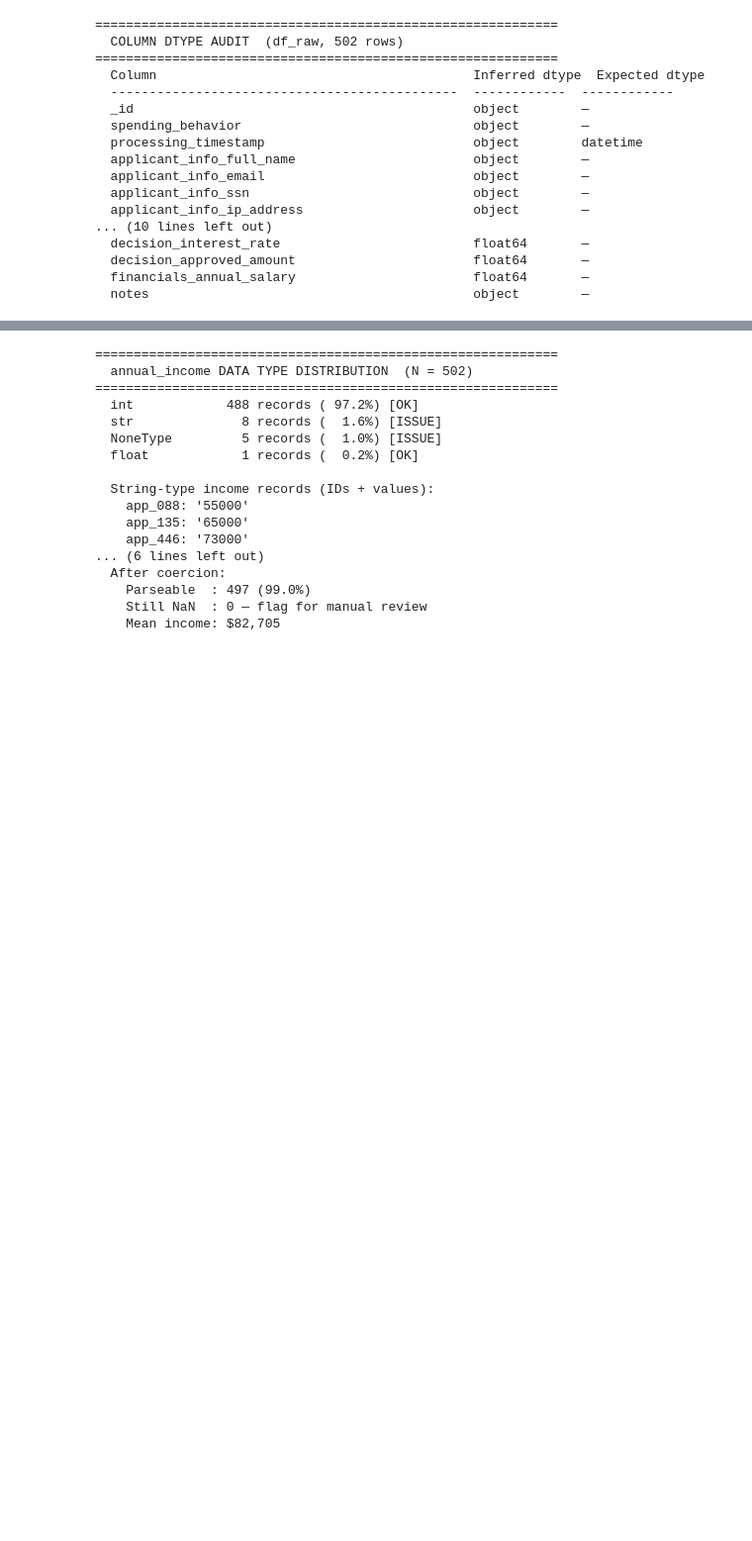
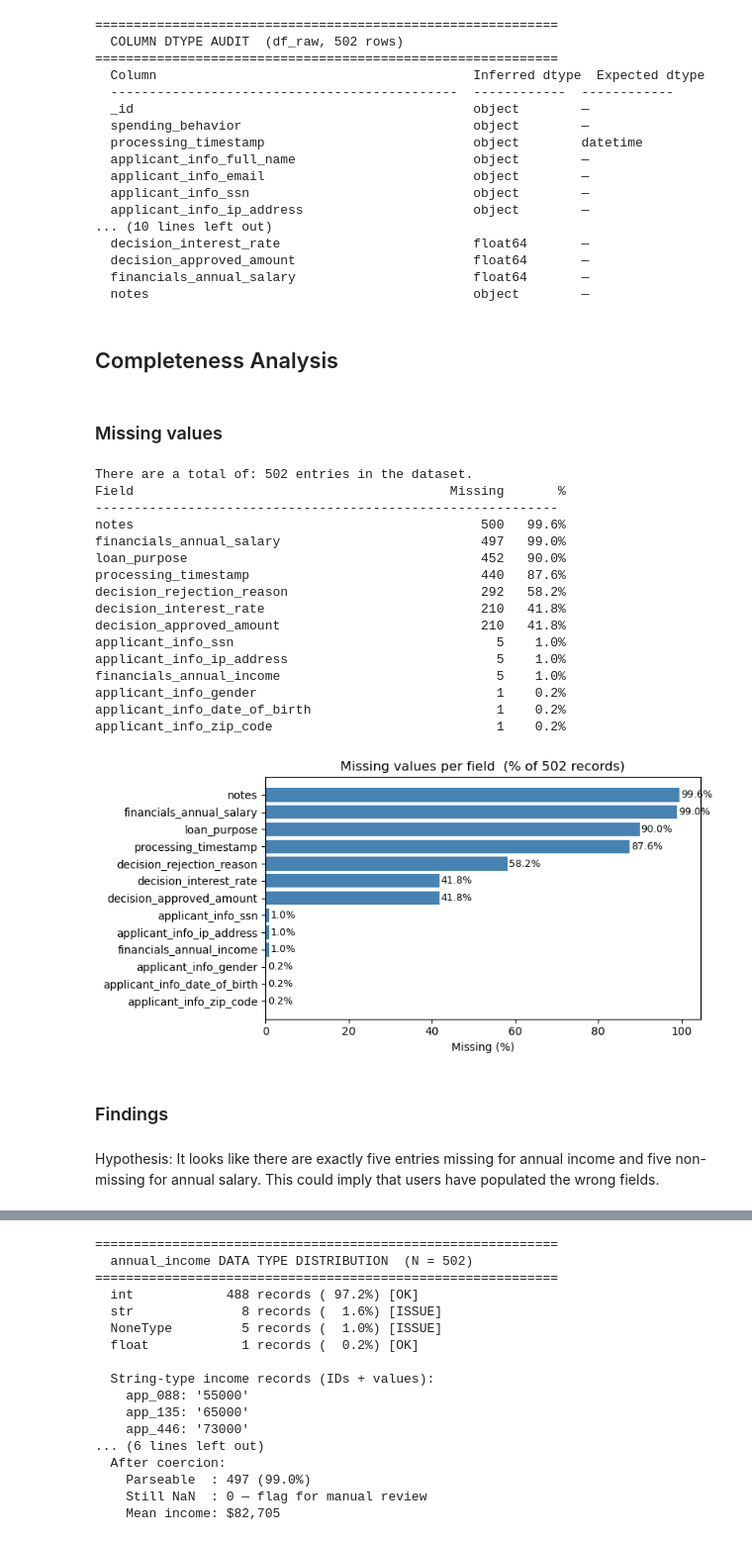
Before and after one commit to henrikpkr/dego-project-team4, a Jupyter notebook: notebooks/01-data-quality.ipynb, the cells around one changed output, grey strips where cells are left out. Shown at 99% size. Drawn from its saved outputs; the diff is of its cells as text; code cells hidden in the pictures; blank space fills up the shorter version.

```diff
--- a/notebooks/01-data-quality.ipynb
+++ b/notebooks/01-data-quality.ipynb
@@ -194,3 +229,56 @@ for col in df_raw.columns:
   decision_approved_amount                       float64       —
   financials_annual_salary                       float64       —
   notes                                          object        —
+# %% [markdown]
+## Completeness Analysis
+# %% [markdown]
+### Missing values
+# %%
+
+# ── Missing value check ───────────────────────────────────────────────────────
+missing = df_raw.isnull().sum()
+missing_pct = (missing / len(df_raw) * 100).round(1)
+total_entries = len(df_raw)
+
+missing_df = (
+    pd.DataFrame({"missing_count": missing, "missing_pct": missing_pct})
+    .query("missing_count > 0")
+    .sort_values("missing_pct", ascending=False)
+)
+print(f"There are a total of: {total_entries} entries in the dataset.")
+print(f"{'Field':<45} {'Missing':>7}  {'%':>6}")
+print("-" * 60)
+for col, row in missing_df.iterrows():
+    print(f"{col:<45} {int(row['missing_count']):>7}  {row['missing_pct']:>5.1f}%")
+
+# ── Bar chart ─────────────────────────────────────────────────────────────────
+fig, ax = plt.subplots(figsize=(8, 4))
+ax.barh(missing_df.index[::-1], missing_df["missing_pct"][::-1], color="steelblue")
+ax.set_xlabel("Missing (%)")
+ax.set_title("Missing values per field  (% of 502 records)")
+for i, (col, row) in enumerate(missing_df[::-1].iterrows()):
+    ax.text(row["missing_pct"] + 0.3, i, f"{row['missing_pct']}%", va="center", fontsize=9)
+plt.tight_layout()
+plt.show()
+# %% [output]
+There are a total of: 502 entries in the dataset.
+Field                                         Missing       %
+------------------------------------------------------------
+notes                                             500   99.6%
+financials_annual_salary                          497   99.0%
+loan_purpose                                      452   90.0%
+processing_timestamp                              440   87.6%
+decision_rejection_reason                         292   58.2%
+decision_interest_rate                            210   41.8%
+decision_approved_amount                          210   41.8%
+applicant_info_ssn                                  5    1.0%
+applicant_info_ip_address                           5    1.0%
+financials_annual_income                            5    1.0%
+applicant_info_gender                               1    0.2%
+applicant_info_date_of_birth                        1    0.2%
+applicant_info_zip_code                             1    0.2%
+[figure, added]
+# %% [markdown]
+### Findings
+# %% [markdown]
+Hypothesis: It looks like there are exactly five entries missing for annual income and five non-missing for annual salary. This could imply that users have populated the wrong fields.
```
Also changed, not shown: parts of 37 cells of this notebook, 1 other file.
